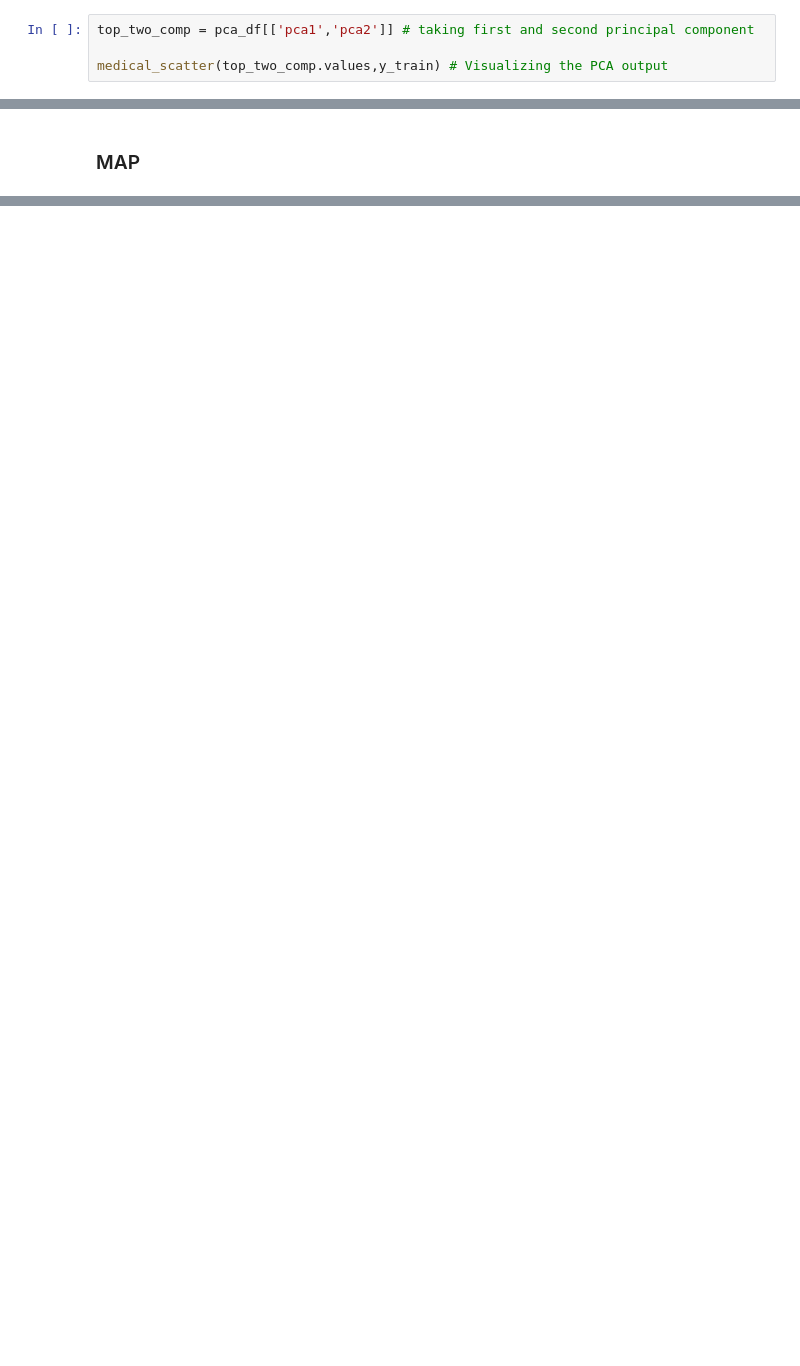
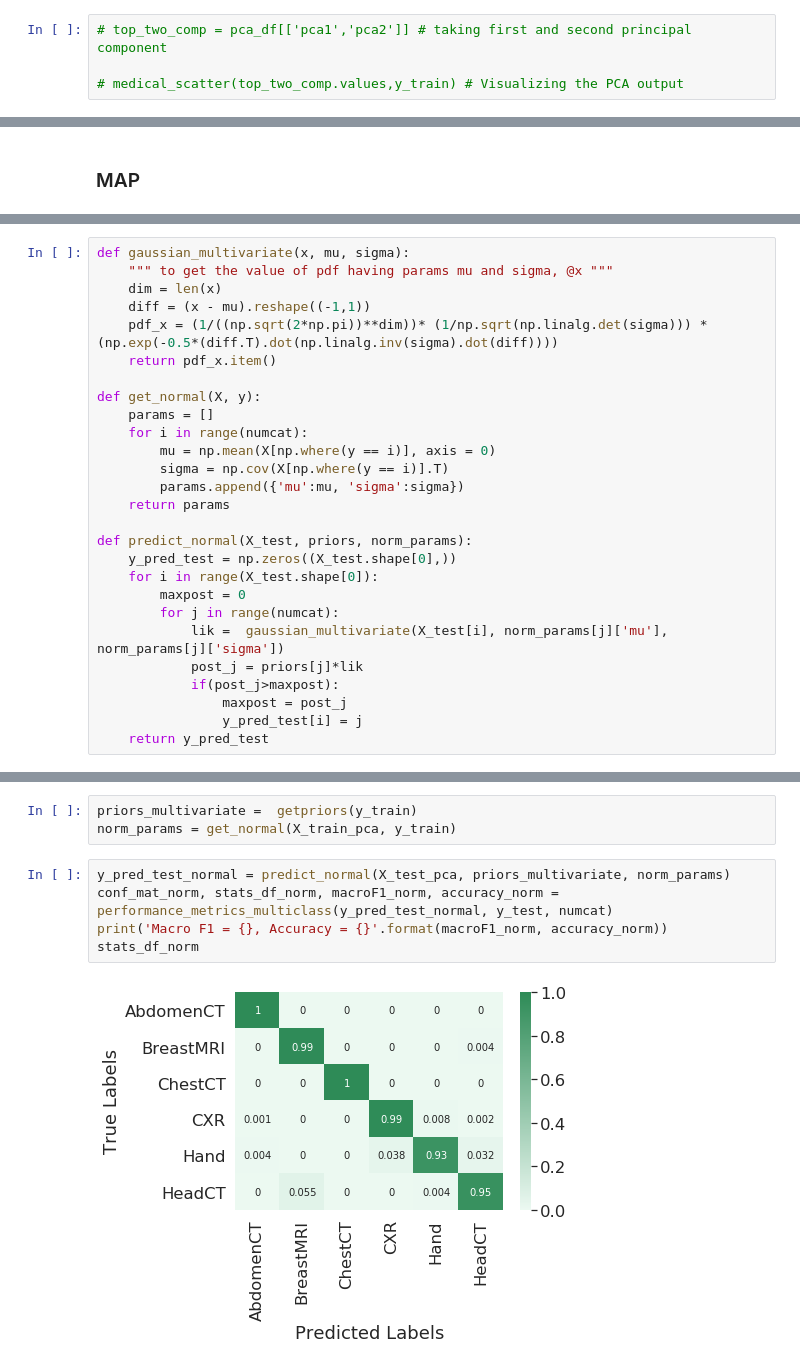
Before and after one commit to HarmanDotpy/ML-Assignment1, a Jupyter notebook: Medical_MNIST.ipynb, the cells around one changed output, grey strips where cells are left out. Cells and saved outputs as stored; diff of their text form; blank space fills up the shorter version.

```diff
--- a/Medical_MNIST.ipynb
+++ b/Medical_MNIST.ipynb
@@ -155,6 +156,6 @@ Variance explained per principal component: [0.46403165 0.11645582 0.04982381 0.
 # %% [markdown]
 __visualization__
 # %%
-top_two_comp = pca_df[['pca1','pca2']] # taking first and second principal component
+# top_two_comp = pca_df[['pca1','pca2']] # taking first and second principal component
 
-medical_scatter(top_two_comp.values,y_train) # Visualizing the PCA output
+# medical_scatter(top_two_comp.values,y_train) # Visualizing the PCA output
@@ -414,0 +384,27 @@ ROC_naive(X_test, y_test, priors_naive, naive_params0, naive_params1)
+# %%
+def gaussian_multivariate(x, mu, sigma):
+    """ to get the value of pdf having params mu and sigma, @x """
+    dim = len(x)
+    diff = (x - mu).reshape((-1,1))
+    pdf_x = (1/((np.sqrt(2*np.pi))**dim))* (1/np.sqrt(np.linalg.det(sigma))) * (np.exp(-0.5*(diff.T).dot(np.linalg.inv(sigma).dot(diff))))
+    return pdf_x.item()
+
+def get_normal(X, y):
+    params = []
+    for i in range(numcat):
+        mu = np.mean(X[np.where(y == i)], axis = 0)
+        sigma = np.cov(X[np.where(y == i)].T)
+        params.append({'mu':mu, 'sigma':sigma})
+    return params
+
+def predict_normal(X_test, priors, norm_params):
+    y_pred_test = np.zeros((X_test.shape[0],))
+    for i in range(X_test.shape[0]):
+        maxpost = 0
+        for j in range(numcat):
+            lik =  gaussian_multivariate(X_test[i], norm_params[j]['mu'], norm_params[j]['sigma'])
+            post_j = priors[j]*lik
+            if(post_j>maxpost):
+                maxpost = post_j
+                y_pred_test[i] = j
+    return y_pred_test
@@ -414,0 +415,10 @@ ROC_naive(X_test, y_test, priors_naive, naive_params0, naive_params1)
+# %%
+priors_multivariate =  getpriors(y_train)
+norm_params = get_normal(X_train_pca, y_train)
+# %%
+y_pred_test_normal = predict_normal(X_test_pca, priors_multivariate, norm_params)
+conf_mat_norm, stats_df_norm, macroF1_norm, accuracy_norm = performance_metrics_multiclass(y_pred_test_normal, y_test, numcat)
+print('Macro F1 = {}, Accuracy = {}'.format(macroF1_norm, accuracy_norm))
+stats_df_norm
+# %% [output]
+[figure, added]
```
Also changed, not shown: parts of 33 cells of this notebook.
